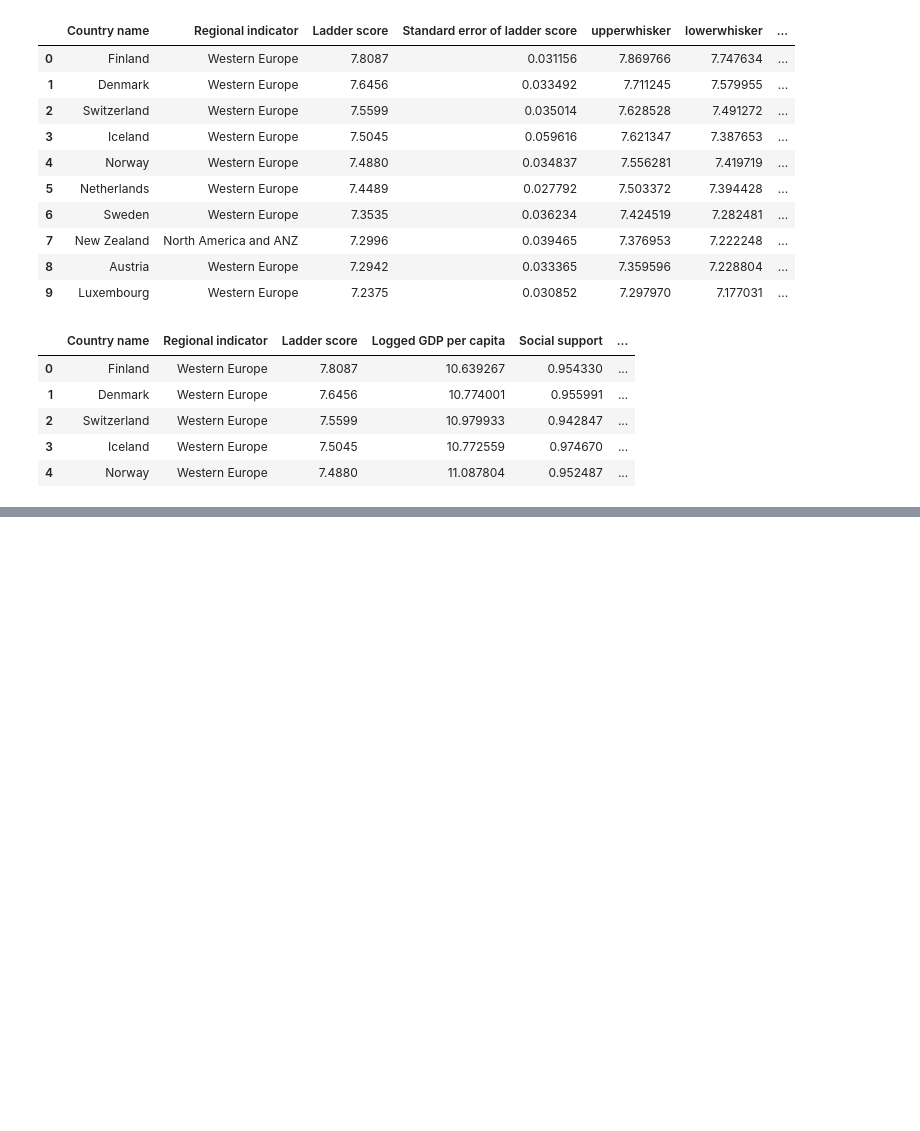
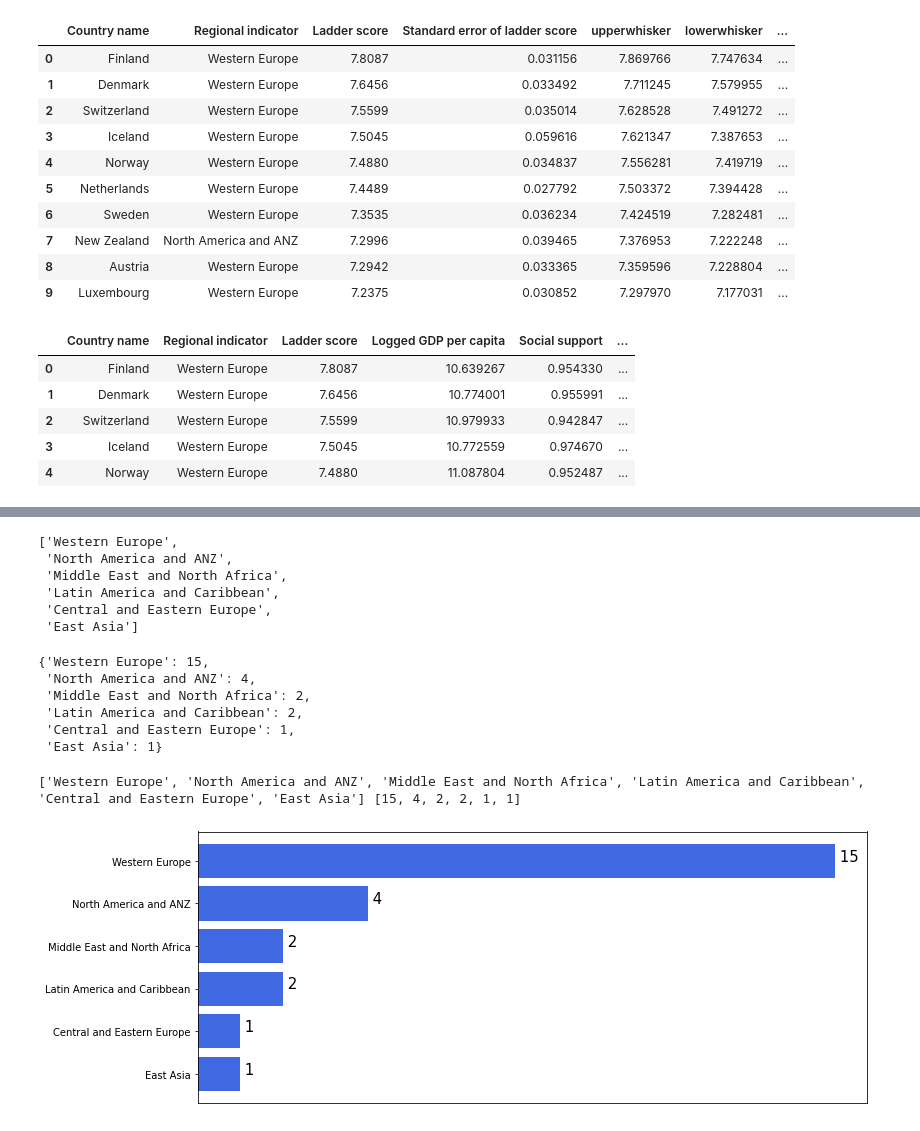
Before and after one commit to gianmillare/Living-in-Happiness, a Jupyter notebook: project.ipynb, the cells around one changed output, grey strips where cells are left out. Cells and saved outputs as stored; diff of their text form; code cells hidden in the pictures; blank space fills up the shorter version.

```diff
--- a/project.ipynb
+++ b/project.ipynb
@@ -54,0 +84,45 @@ whr.head()
+# %%
+happy_25 = whr.sort_values('Ladder score', ascending=False)[:25]
+happy_25['Regional indicator'].unique().tolist()
+# %% [output]
+['Western Europe',
+ 'North America and ANZ',
+ 'Middle East and North Africa',
+ 'Latin America and Caribbean',
+ 'Central and Eastern Europe',
+ 'East Asia']
+# %%
+# Regions of top 25 happiest countries
+region_25 = {}
+
+for i in happy_25['Regional indicator']:
+    if i not in region_25:
+        region_25[i] = 1
+    else:
+        region_25[i] += 1
+region_25
+# %% [output]
+{'Western Europe': 15,
+ 'North America and ANZ': 4,
+ 'Middle East and North Africa': 2,
+ 'Latin America and Caribbean': 2,
+ 'Central and Eastern Europe': 1,
+ 'East Asia': 1}
+# %%
+labels, counts = [], []
+for key in region_25:
+    labels.append(key)
+    counts.append(region_25[key])
+print(labels, counts)
+# %% [output]
+['Western Europe', 'North America and ANZ', 'Middle East and North Africa', 'Latin America and Caribbean', 'Central and Eastern Europe', 'East Asia'] [15, 4, 2, 2, 1, 1]
+# %%
+fig2, ax2 = plt.subplots(figsize=(12,5))
+
+plt.barh(labels, counts, color='royalblue', height=0.8)
+ax2.invert_yaxis()
+plt.xticks([])
+for i, j in enumerate(counts):
+    plt.text(j, i, " " + str(round(j, 2)), fontsize=15)
+# %% [output]
+[figure, added]
```
Also changed, not shown: parts of 6 cells of this notebook, 1 other file.
